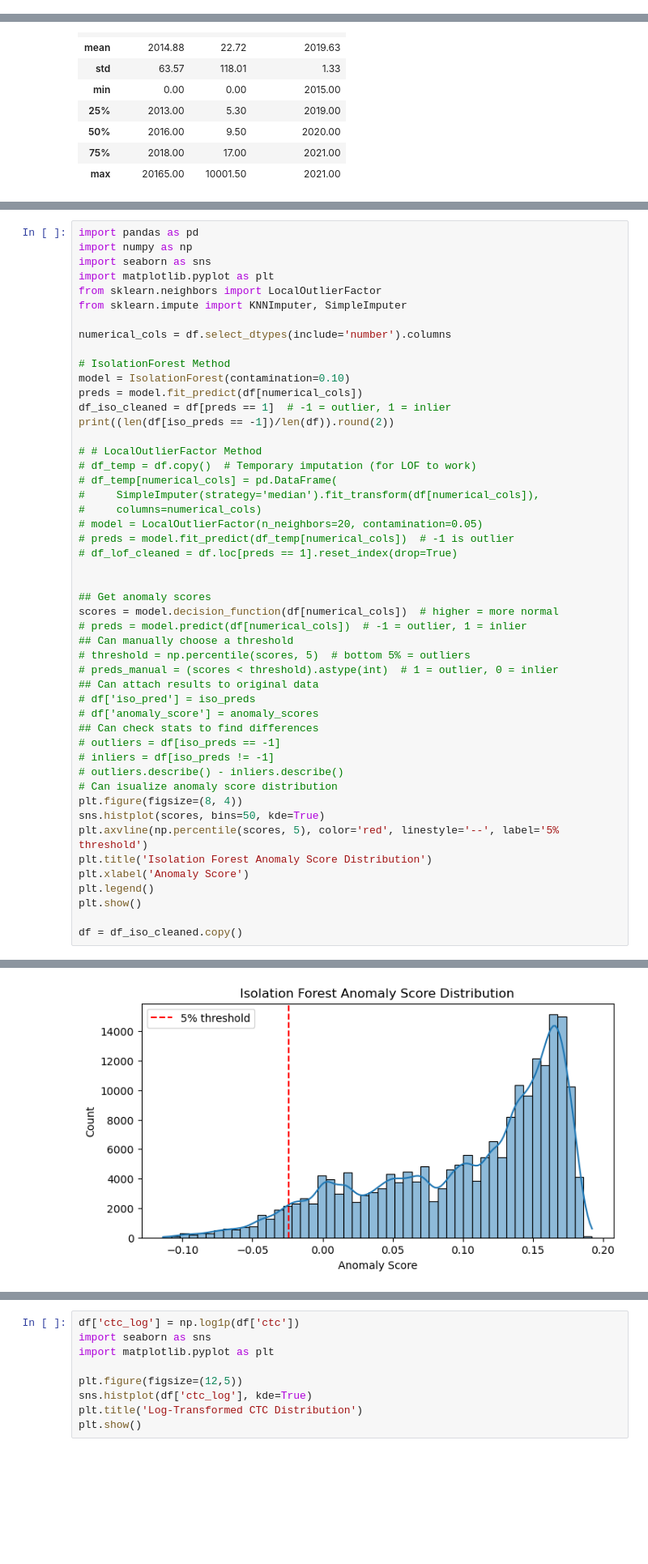
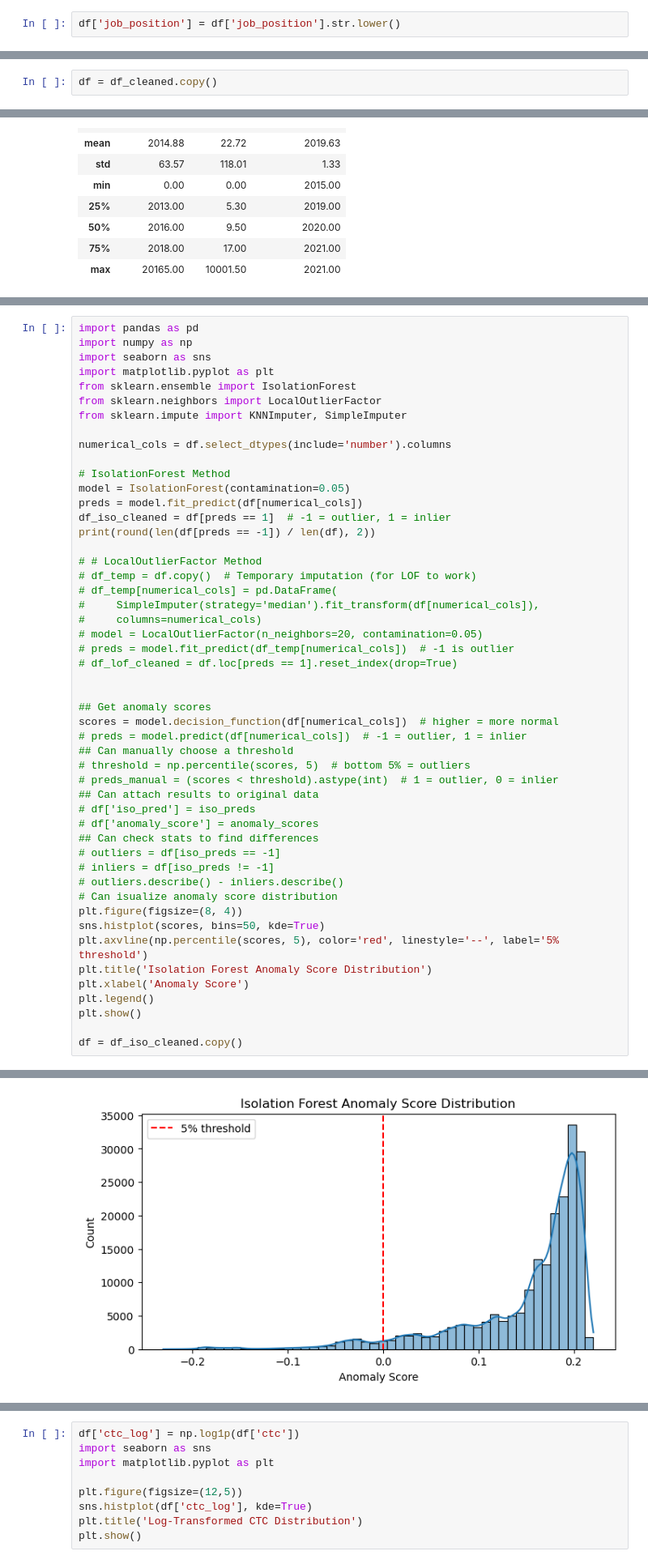
Before and after one commit to mayankjain281/ML_Unsupervised_Clustering, a Jupyter notebook: Career_Clustering_for_Scaler_Learners/Career_Clustering_for_Scaler_Learners.ipynb, the cells around one changed output, grey strips where cells are left out. Shown at 81% size. Cells and saved outputs as stored; diff of their text form; blank space fills up the shorter version.

```diff
--- a/Career_Clustering_for_Scaler_Learners/Career_Clustering_for_Scaler_Learners.ipynb
+++ b/Career_Clustering_for_Scaler_Learners/Career_Clustering_for_Scaler_Learners.ipynb
@@ -98,6 +98,8 @@ df.drop(columns=['Unnamed: 0', 'email_hash'], inplace=True)
 df.rename(columns={'orgyear':'org_join_year'}, inplace=True)
 # %%
 df['ctc']=(df['ctc']/10**5).round(2)
+# %%
+df['job_position'] = df['job_position'].str.lower()
 # %%
 df_cleaned = df.copy()
 # %%
@@ -243,5 +329,7 @@ print(Q1,Q3,IQR,lower,upper)
 # %% [markdown]
 ### Outliers Treatment
+# %%
+df = df_cleaned.copy()
 # %% [markdown]
 income = [40000, 120000]
 age = [21, 21]
@@ -340,16 +383,17 @@ import pandas as pd
 import numpy as np
 import seaborn as sns
 import matplotlib.pyplot as plt
+from sklearn.ensemble import IsolationForest
 from sklearn.neighbors import LocalOutlierFactor
 from sklearn.impute import KNNImputer, SimpleImputer
 
 numerical_cols = df.select_dtypes(include='number').columns
 
 # IsolationForest Method
-model = IsolationForest(contamination=0.10)
+model = IsolationForest(contamination=0.05)
 preds = model.fit_predict(df[numerical_cols])
 df_iso_cleaned = df[preds == 1]  # -1 = outlier, 1 = inlier
-print((len(df[iso_preds == -1])/len(df)).round(2))
+print(round(len(df[preds == -1]) / len(df), 2))
 
 # # LocalOutlierFactor Method
 # df_temp = df.copy()  # Temporary imputation (for LOF to work)
@@ -389 +433 @@ df = df_iso_cleaned.copy()
-[figure, old version]
+[figure, new version]
```
Also changed, not shown: parts of 74 cells of this notebook.
